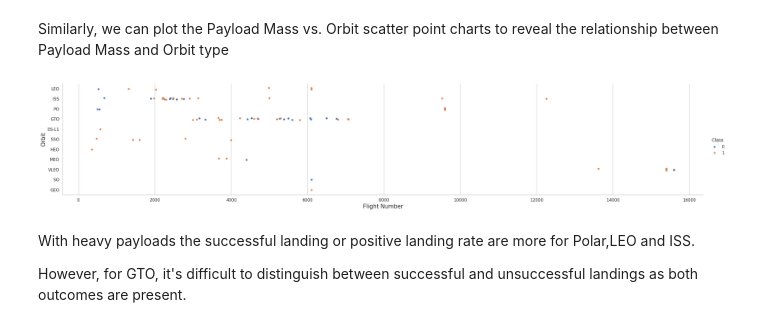
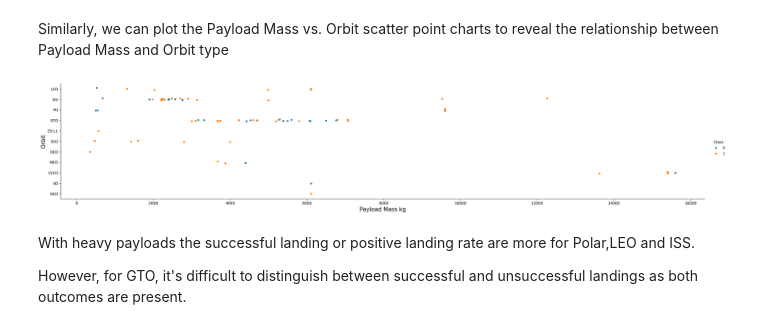
Before and after one commit to lozais/DataScience-Capstone, a Jupyter notebook: edadataviz.ipynb, the cells around one changed output. Saved outputs shown, nothing was run; the diff lists cells and outputs as text; code cells hidden in the pictures.

```diff
--- a/edadataviz.ipynb
+++ b/edadataviz.ipynb
@@ -173,11 +173,11 @@ Similarly, we can plot the Payload Mass vs. Orbit scatter point charts to reveal
 # %%
 # Plot a scatter point chart with x axis to be Payload Mass and y axis to be the Orbit, and hue to be the class valuesns.catplot(x="FlightNumber",y="Orbit",hue='Class' ,data=df,aspect=2)
 sns.catplot(x="PayloadMass",y="Orbit",hue="Class",data=df,aspect=5)
-plt.xlabel("Flight Number", fontsize=15)
+plt.xlabel("Payload Mass kg", fontsize=15)
 plt.ylabel("Orbit", fontsize=15)
 plt.show()
 # %% [output]
-[figure, old version]
+[figure, new version]
 # %% [markdown]
 With heavy payloads the successful landing or positive landing rate are more for Polar,LEO and ISS.
 
```
Also changed, not shown: parts of 8 cells of this notebook.
